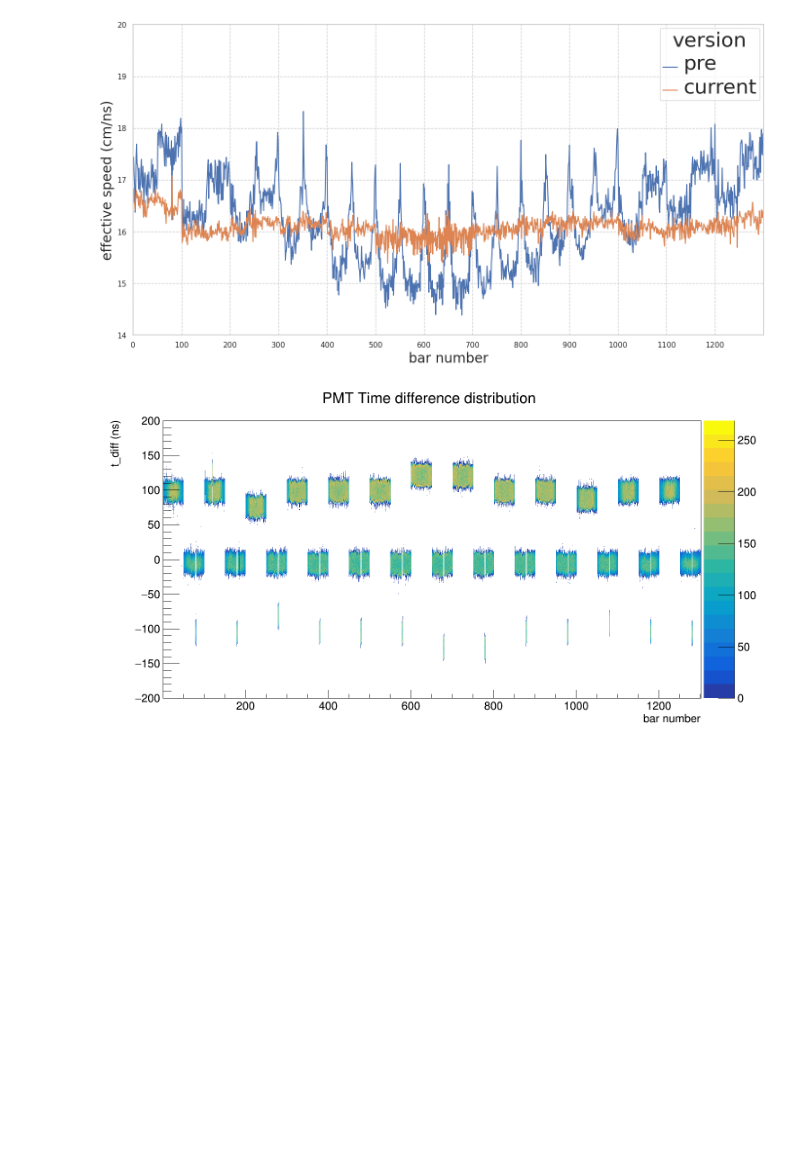
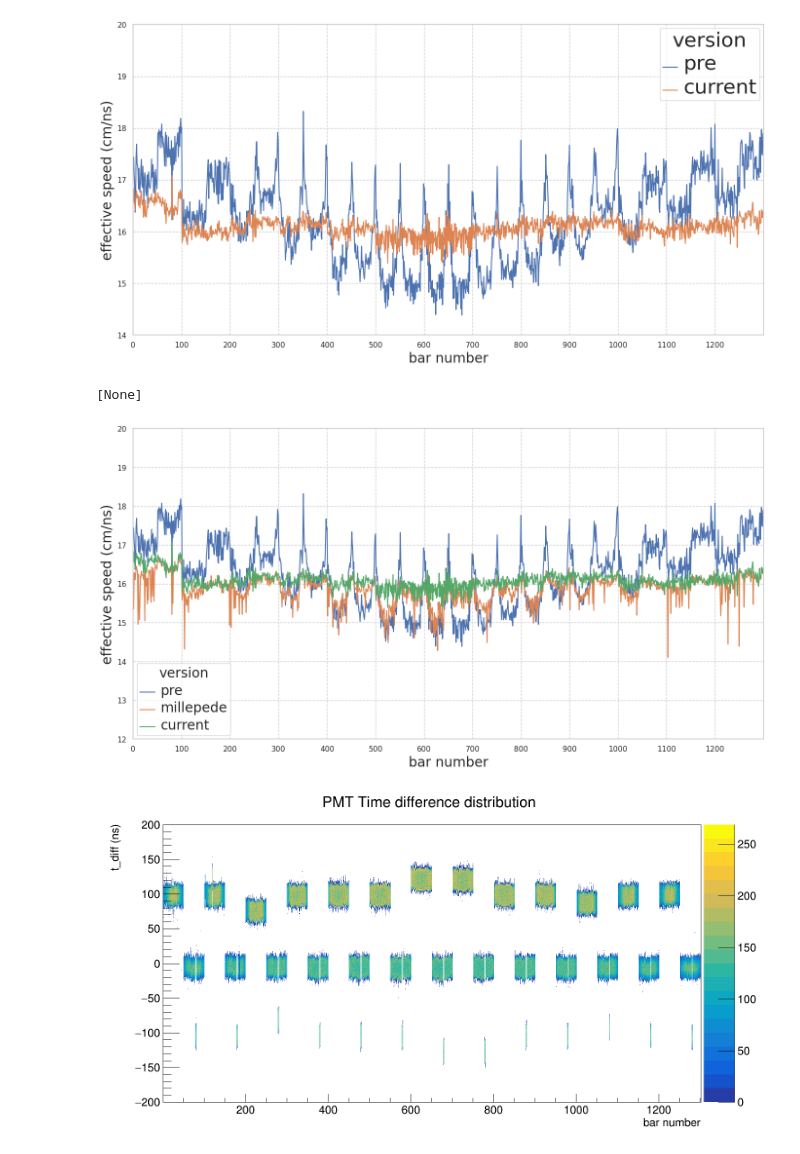
Before and after one commit to YanzhaoW/r3b_jupyter, a Jupyter notebook: calibration/millepede.ipynb, the cells around one changed output. Saved outputs shown, nothing was run; the diff lists cells and outputs as text; code cells hidden in the pictures; blank space fills up the shorter version.

```diff
--- a/calibration/millepede.ipynb
+++ b/calibration/millepede.ipynb
@@ -75,6 +91,21 @@ plt.setp(g.get_legend().get_title(), fontsize='30')
 # %% [output]
 [None]
 [figure]
+# %%
+# g = sns.lineplot(data = data_frame, x = "bar_id", y ="effective_speed", hue = "version" )
+g = sns.lineplot(data = data_frame, x = "bar_id", y ="effective_speed", hue = "version")
+xmin = 0
+xmax = 1300
+sep = 100
+g.set(xlim = (xmin, xmax), xticks = (range(xmin, xmax, sep)));
+g.set_ylim(12, 20)
+g.set_ylabel("effective speed (cm/ns)", fontsize = 20)
+g.set_xlabel("bar number", fontsize = 20)
+plt.setp(g.get_legend().get_texts(), fontsize=20) # for legend text
+plt.setp(g.get_legend().get_title(), fontsize=20)
+# %% [output]
+[None]
+[figure, added]
 # %%
 # hist_filename = "/lustre/r3b/ywang/calibration/s515/run49x/millepede/cal.root"
 hist_filename = "/lustre/r3b/ywang/exp202402/prebeam/millepede2/cal.root"
```
Also changed, not shown: parts of 4 cells of this notebook, 1 other file.
